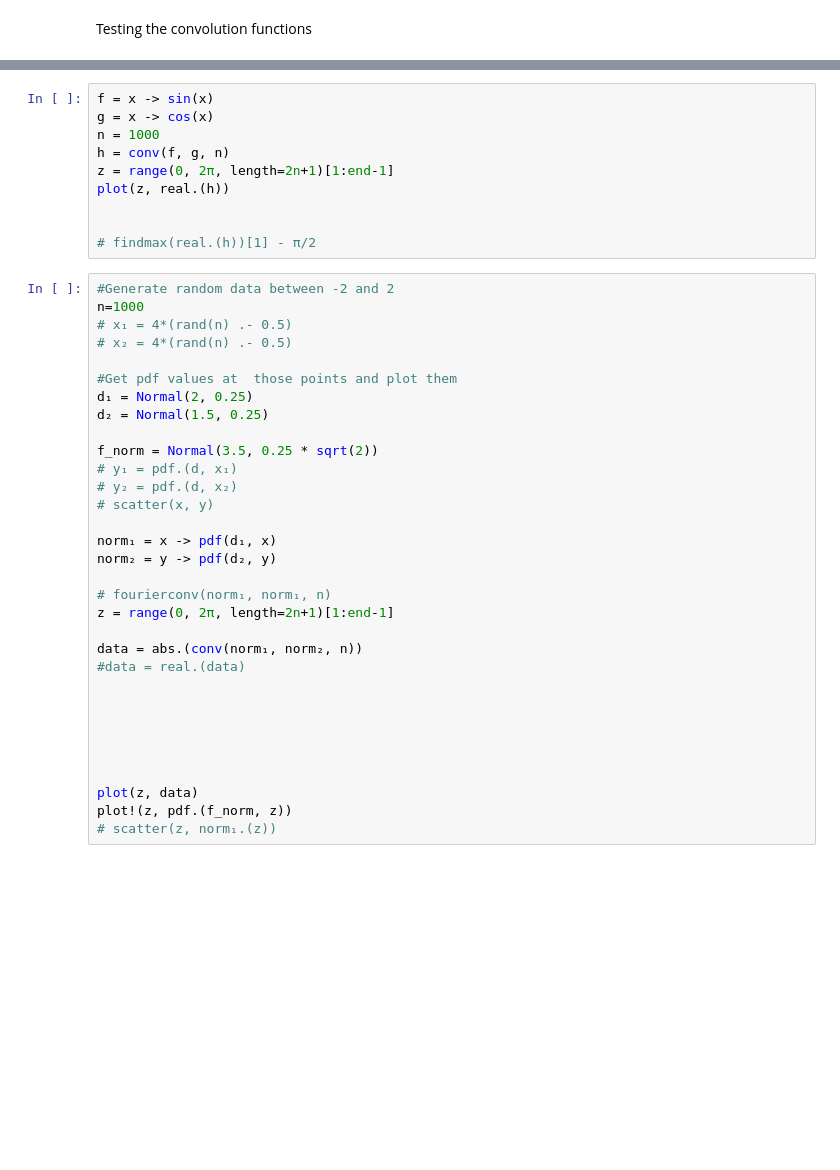
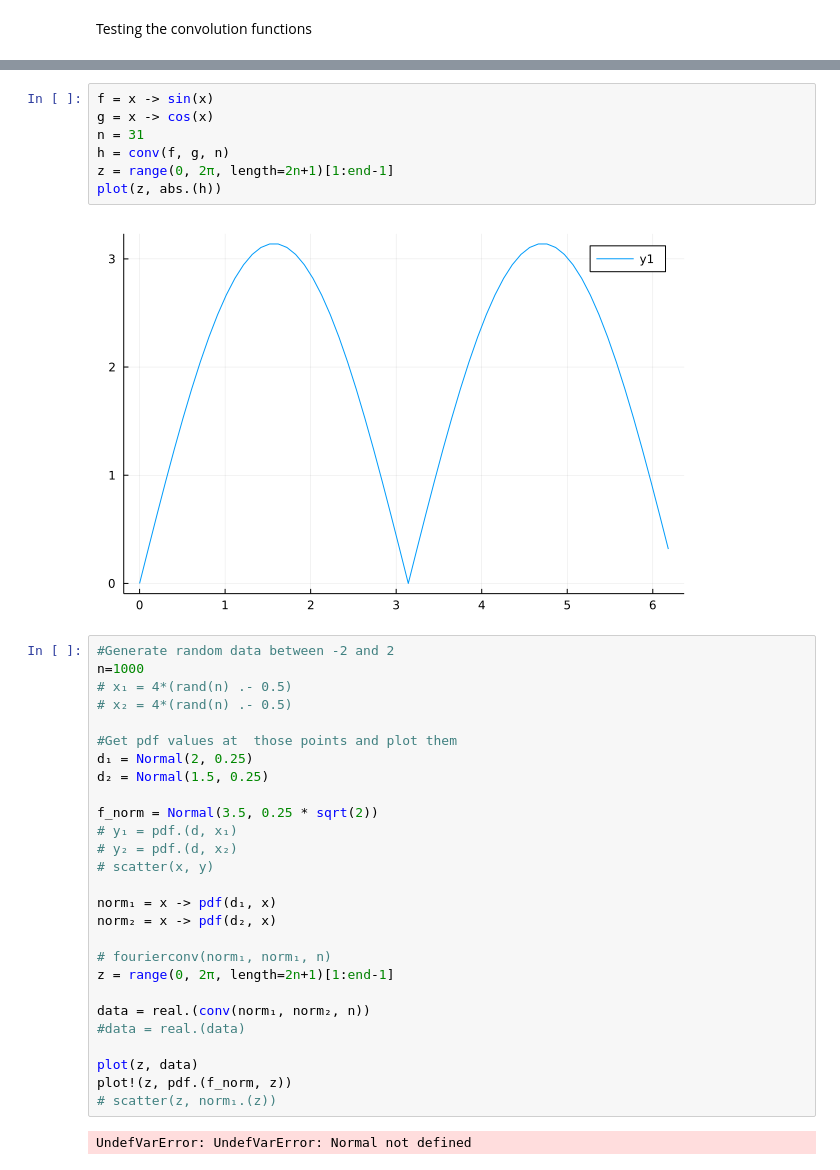
Before and after one commit to Dariyan-Khan/Manipulating-Distributions, a Jupyter notebook: unit_tests.ipynb, the cells around one changed output, grey strips where cells are left out. Drawn from its saved outputs; the diff is of its cells as text; blank space fills up the shorter version.

```diff
--- a/unit_tests.ipynb
+++ b/unit_tests.ipynb
@@ -27,13 +31,12 @@ plot(z, abs.(h))
 # %%
 f = x -> sin(x)
 g = x -> cos(x)
-n = 1000
+n = 31
 h = conv(f, g, n)
 z = range(0, 2π, length=2n+1)[1:end-1]
-plot(z, real.(h))
-
-
-# findmax(real.(h))[1] - π/2
+plot(z, abs.(h))
+# %% [output]
+[figure, added]
 # %%
 #Generate random data between -2 and 2
 n=1000
@@ -50,19 +53,16 @@ f_norm = Normal(3.5, 0.25 * sqrt(2))
 # scatter(x, y)
 
 norm₁ = x -> pdf(d₁, x)
-norm₂ = y -> pdf(d₂, y)
+norm₂ = x -> pdf(d₂, x)
 
 # fourierconv(norm₁, norm₁, n)
 z = range(0, 2π, length=2n+1)[1:end-1]
 
-data = abs.(conv(norm₁, norm₂, n))
+data = real.(conv(norm₁, norm₂, n))
 #data = real.(data)
-
-
-
-
-
 
 plot(z, data)
 plot!(z, pdf.(f_norm, z))
 # scatter(z, norm₁.(z))
+# %% [output]
+UndefVarError: UndefVarError: Normal not defined
```
Also changed, not shown: parts of 2 cells of this notebook.
